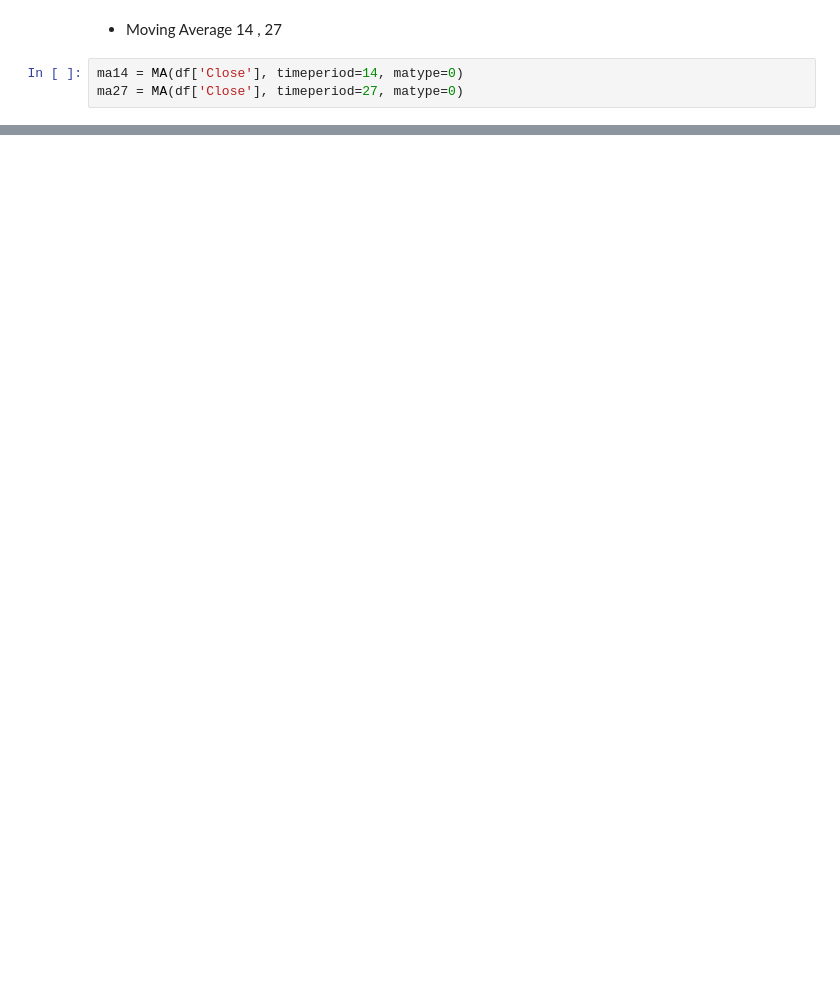
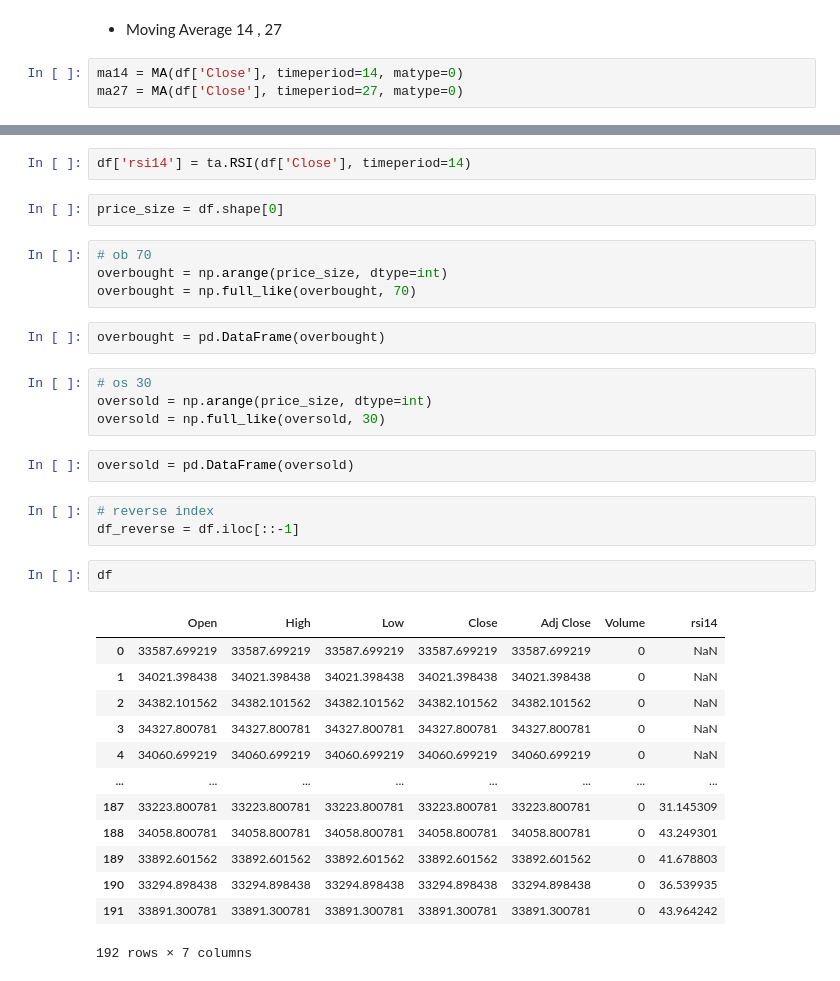
Before and after one commit to astrrr/Financial-Analysis, a Jupyter notebook: TALib.ipynb, the cells around one changed output, grey strips where cells are left out. Saved outputs shown, nothing was run; the diff lists cells and outputs as text; blank space fills up the shorter version.

```diff
--- a/TALib.ipynb
+++ b/TALib.ipynb
@@ -236,0 +215,35 @@ plt.legend(loc='best')
+# %%
+df['rsi14'] = ta.RSI(df['Close'], timeperiod=14)
+# %%
+price_size = df.shape[0]
+# %%
+# ob 70
+overbought = np.arange(price_size, dtype=int)
+overbought = np.full_like(overbought, 70)
+# %%
+overbought = pd.DataFrame(overbought)
+# %%
+# os 30
+oversold = np.arange(price_size, dtype=int)
+oversold = np.full_like(oversold, 30)
+# %%
+oversold = pd.DataFrame(oversold)
+# %%
+# reverse index
+df_reverse = df.iloc[::-1]
+# %%
+df
+# %% [output]
+|  | Open | High | Low | Close | Adj Close | Volume | rsi14 |
+| 0 | 33587.699219 | 33587.699219 | 33587.699219 | 33587.699219 | 33587.699219 | 0 | NaN |
+| 1 | 34021.398438 | 34021.398438 | 34021.398438 | 34021.398438 | 34021.398438 | 0 | NaN |
+| 2 | 34382.101562 | 34382.101562 | 34382.101562 | 34382.101562 | 34382.101562 | 0 | NaN |
+| 3 | 34327.800781 | 34327.800781 | 34327.800781 | 34327.800781 | 34327.800781 | 0 | NaN |
+| 4 | 34060.699219 | 34060.699219 | 34060.699219 | 34060.699219 | 34060.699219 | 0 | NaN |
+| ... | ... | ... | ... | ... | ... | ... | ... |
+| 187 | 33223.800781 | 33223.800781 | 33223.800781 | 33223.800781 | 33223.800781 | 0 | 31.145309 |
+| 188 | 34058.800781 | 34058.800781 | 34058.800781 | 34058.800781 | 34058.800781 | 0 | 43.249301 |
+| 189 | 33892.601562 | 33892.601562 | 33892.601562 | 33892.601562 | 33892.601562 | 0 | 41.678803 |
+| 190 | 33294.898438 | 33294.898438 | 33294.898438 | 33294.898438 | 33294.898438 | 0 | 36.539935 |
+| 191 | 33891.300781 | 33891.300781 | 33891.300781 | 33891.300781 | 33891.300781 | 0 | 43.964242 |
+192 rows × 7 columns
```
Also changed, not shown: parts of 13 cells of this notebook.
